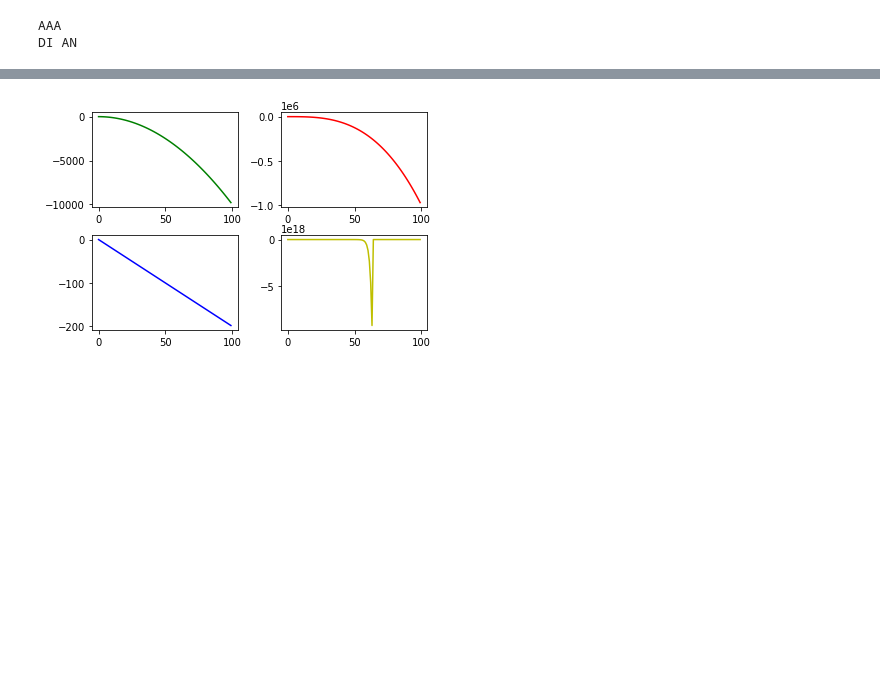
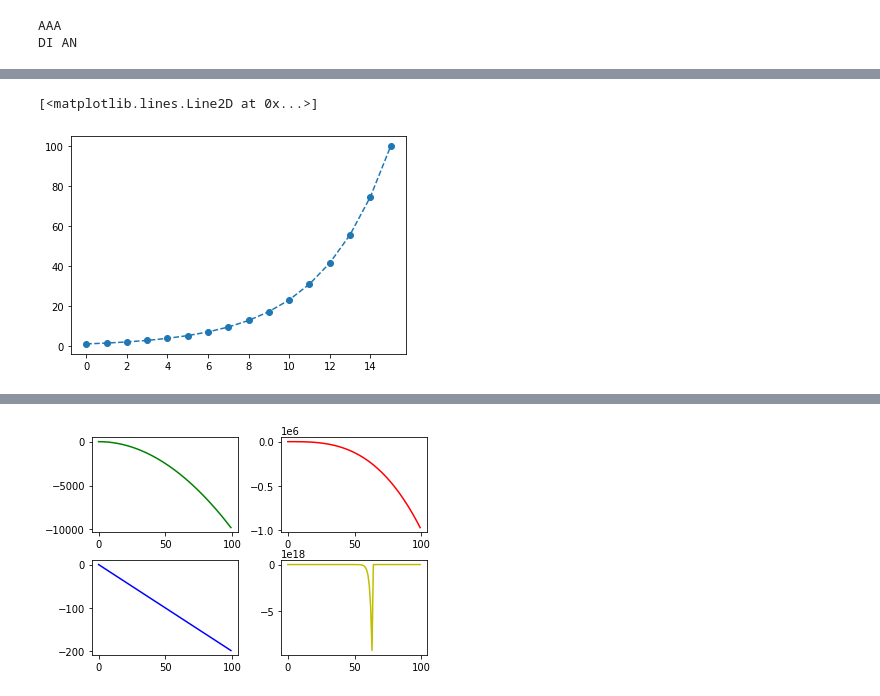
Before and after one commit to VuMaiTuan/20144483-VuMaiTuan, a Jupyter notebook: BUOI2.ipynb, the cells around one changed output, grey strips where cells are left out. Drawn from its saved outputs; the diff is of its cells as text; code cells hidden in the pictures; blank space fills up the shorter version.

```diff
--- a/BUOI2.ipynb
+++ b/BUOI2.ipynb
@@ -107,0 +185,8 @@ DI AN
+# %%
+N=16
+x=np.linspace(0,15,16)
+y=np.logspace(0.1,2,16)
+plt.plot(x,y,'o--')
+# %% [output]
+[<matplotlib.lines.Line2D at 0x...>]
+[figure, added]
```
Also changed, not shown: parts of 14 cells of this notebook.
